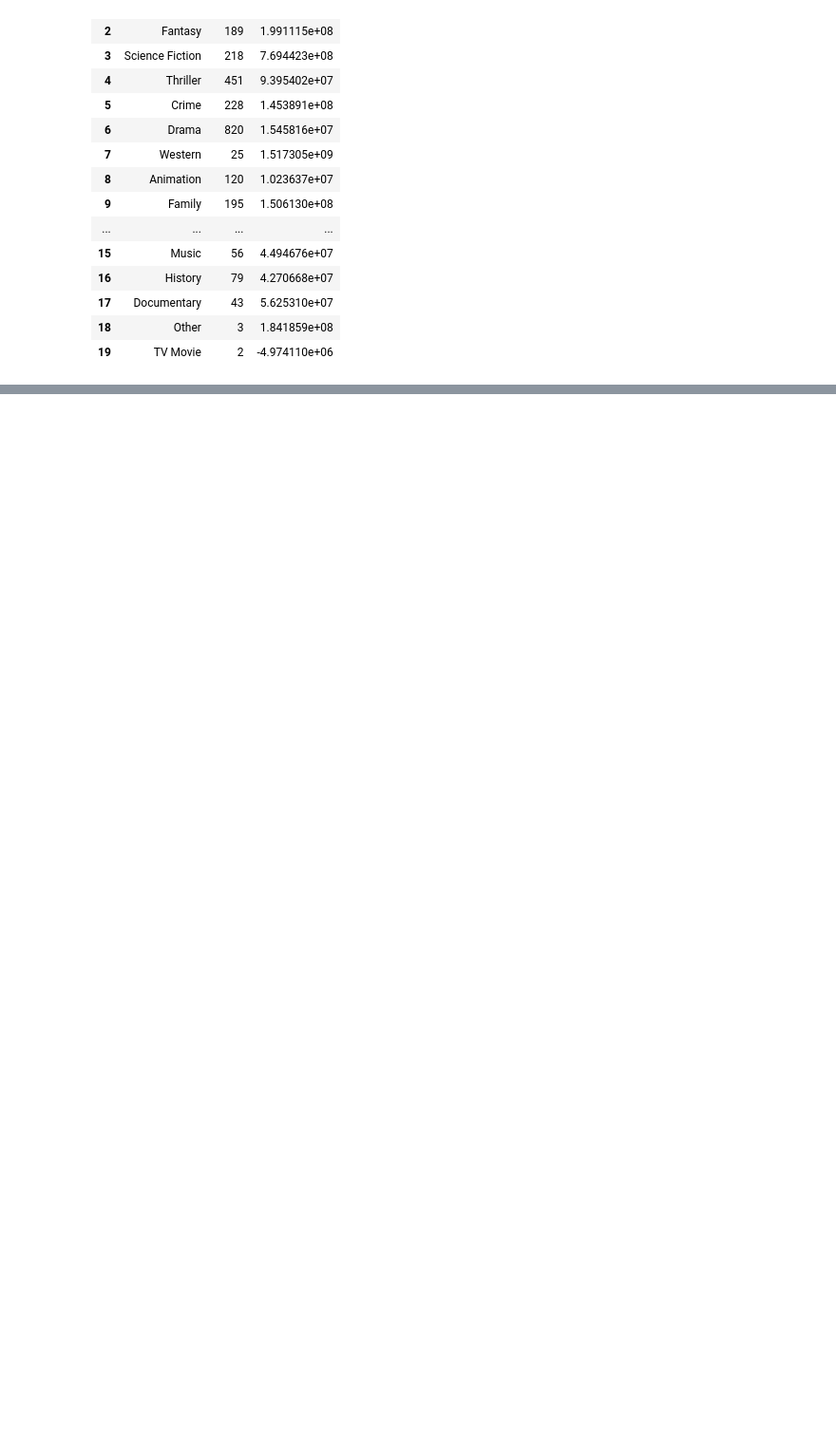
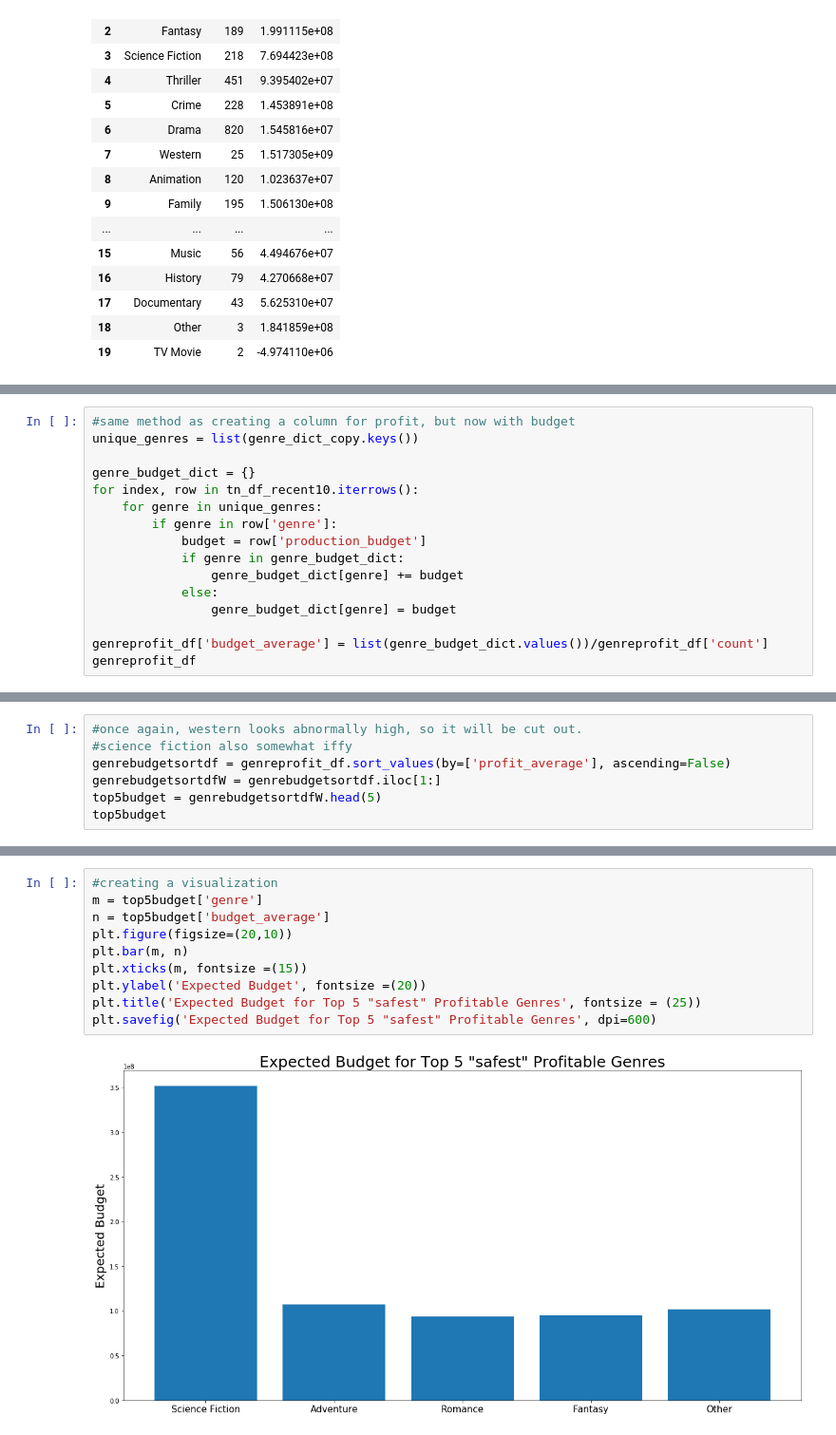
Before and after one commit to Moses-Lin/dsc-mod-1-project-v2-1-nyc01-dtsc-ft-051120, a Jupyter notebook: student.ipynb, the cells around one changed output, grey strips where cells are left out. Shown at 95% size. Drawn from its saved outputs; the diff is of its cells as text; blank space fills up the shorter version.

```diff
--- a/student.ipynb
+++ b/student.ipynb
@@ -572,0 +610,16 @@ Text(0.5, 1.0, 'Top Profitable Movie Genres over the last 10 years')
+# %%
+#same method as creating a column for profit, but now with budget
+unique_genres = list(genre_dict_copy.keys())
+
+genre_budget_dict = {}
+for index, row in tn_df_recent10.iterrows():
+    for genre in unique_genres:
+        if genre in row['genre']:
+            budget = row['production_budget']
+            if genre in genre_budget_dict:
+                genre_budget_dict[genre] += budget
+            else:
+                genre_budget_dict[genre] = budget
+
+genreprofit_df['budget_average'] = list(genre_budget_dict.values())/genreprofit_df['count']
+genreprofit_df
@@ -572,0 +644,7 @@ Text(0.5, 1.0, 'Top Profitable Movie Genres over the last 10 years')
+# %%
+#once again, western looks abnormally high, so it will be cut out.
+#science fiction also somewhat iffy
+genrebudgetsortdf = genreprofit_df.sort_values(by=['profit_average'], ascending=False)
+genrebudgetsortdfW = genrebudgetsortdf.iloc[1:]
+top5budget = genrebudgetsortdfW.head(5)
+top5budget
@@ -572,0 +662,12 @@ Text(0.5, 1.0, 'Top Profitable Movie Genres over the last 10 years')
+# %%
+#creating a visualization
+m = top5budget['genre']
+n = top5budget['budget_average']
+plt.figure(figsize=(20,10))
+plt.bar(m, n)
+plt.xticks(m, fontsize =(15))
+plt.ylabel('Expected Budget', fontsize =(20))
+plt.title('Expected Budget for Top 5 "safest" Profitable Genres', fontsize = (25))
+plt.savefig('Expected Budget for Top 5 "safest" Profitable Genres', dpi=600)
+# %% [output]
+[figure, added]
```
Also changed, not shown: parts of 13 cells of this notebook.
